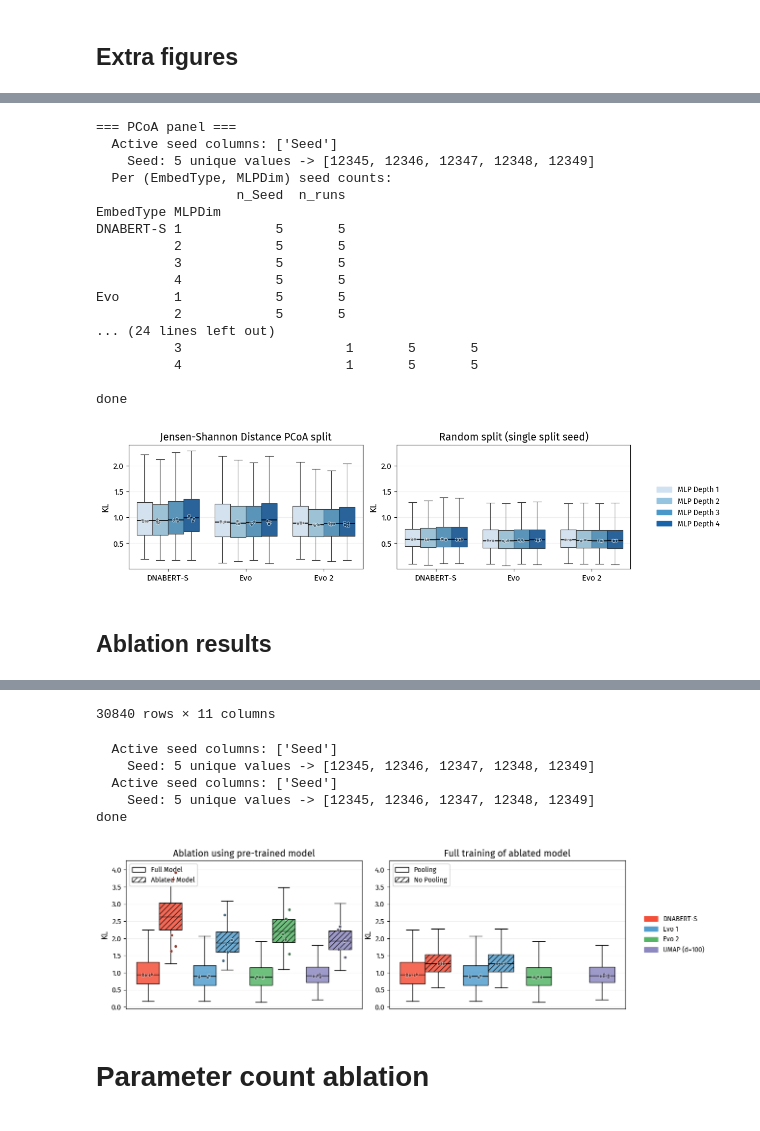
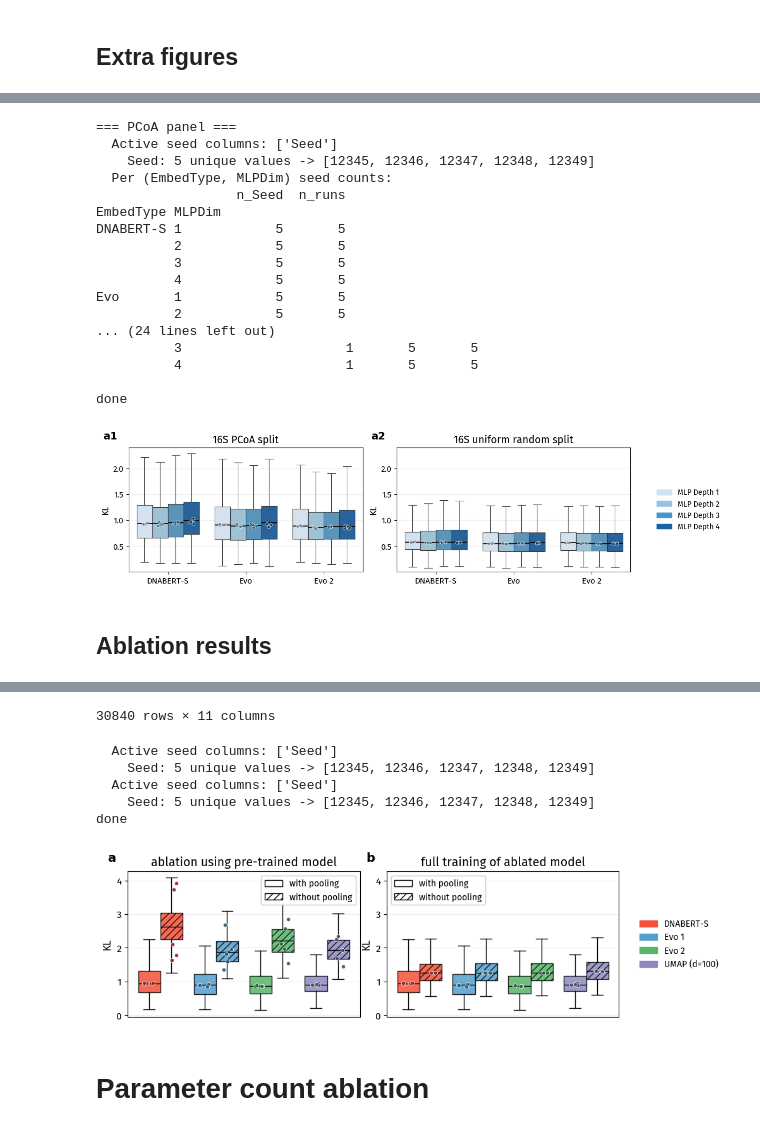
Before and after one commit to gibsonlab/microbe_embeddings_mpa, a Jupyter notebook: scripts/human_microbiome_compendium/4_evaluate-extended.ipynb, the cells around one changed output, grey strips where cells are left out. Cells and saved outputs as stored; diff of their text form; code cells hidden in the pictures.

Commit message:
updated figure-rendering jupyter notebooks

```diff
--- a/scripts/human_microbiome_compendium/4_evaluate-extended.ipynb
+++ b/scripts/human_microbiome_compendium/4_evaluate-extended.ipynb
@@ -2931,7 +3479,7 @@ plot_grouped_box_with_seed_dots(
 )
 ax1.set_xlabel(None)
 ax1.set_ylabel("KL", fontsize=FONT_SIZE, fontname="Fira Sans", fontweight='normal')
-ax1.set_title("Jensen-Shannon Distance PCoA split", fontname="Fira Sans",
+ax1.set_title("16S PCoA split", fontname="Fira Sans",
               fontweight='normal', fontsize=TITLE_FONT_SIZE)
 
 # --- Random split panel: both data split seed AND training seed vary ---
@@ -2959,7 +3507,7 @@ ax2.sharey(ax1)
 random_split_title = (
     "Random split"
     if len(rng_seeds_to_load) > 1
-    else "Random split (single split seed)"
+    else "16S uniform random split"
 )
 ax2.set_title(random_split_title, fontname="Fira Sans",
               fontweight='normal', fontsize=TITLE_FONT_SIZE)
@@ -2988,6 +3536,15 @@ for text in legend_ax.get_legend().get_texts():
     text.set_fontfamily("Fira Sans")
     text.set_fontweight("normal")
 
+
+ax1.text(x=-0.05, y=1.05, s='a1',
+            transform=ax1.transAxes, fontsize=14, fontweight='bold',
+            va='bottom', ha='right')
+
+ax2.text(x=-0.05, y=1.05, s='a2',
+            transform=ax2.transAxes, fontsize=14, fontweight='bold',
+            va='bottom', ha='right')
+
 plt.savefig("results/american_gut/asv_metrics_mlp_layer_comparison.pdf",
             bbox_inches='tight', transparent=True)
 plt.savefig("results/american_gut/asv_metrics_mlp_layer_comparison.png",
@@ -3011,7 +3568,7 @@ Evo       1            5       5
           4                     1       5       5
 
 done
-[figure, old version]
+[figure, new version]
 # %% [markdown]
 ## Ablation results
 # %%
@@ -3216,9 +3773,9 @@ def pool_vs_nopool_boxplot(
     # --- Legend (unchanged) ---
     ablation_handles = [
         mpatches.Patch(facecolor="white", edgecolor="black",
-                       hatch=HATCH_PATTERNS[True], label="Pooling"),
+                       hatch=HATCH_PATTERNS[True], label="with pooling"),
         mpatches.Patch(facecolor="white", edgecolor="black",
-                       hatch=HATCH_PATTERNS[False], label="No Pooling"),
+                       hatch=HATCH_PATTERNS[False], label="without pooling"),
     ]
     leg2 = ax.legend(
         handles=ablation_handles, title=None,
@@ -3362,13 +3919,13 @@ def ablation_boxplot(
     # --- Legend (unchanged) ---
     ablation_handles = [
         mpatches.Patch(facecolor="white", edgecolor="black",
-                       hatch=HATCH_PATTERNS[False], label="Full Model"),
+                       hatch=HATCH_PATTERNS[False], label="with pooling"),
         mpatches.Patch(facecolor="white", edgecolor="black",
-                       hatch=HATCH_PATTERNS[True], label="Ablated Model"),
+                       hatch=HATCH_PATTERNS[True], label="without pooling"),
     ]
     leg2 = ax.legend(
         handles=ablation_handles, title=None,
-        loc="upper left", bbox_to_anchor=(0, 1),
+        loc="upper right", bbox_to_anchor=(1, 1),
         prop={'family': 'Fira Sans', 'weight': 'normal'},
         fontsize=LEGEND_FONT_SIZE, title_fontsize=LEGEND_FONT_SIZE + 1,
         frameon=True,
@@ -3377,6 +3934,7 @@ def ablation_boxplot(
 # %%
 import matplotlib.gridspec as gridspec
 import matplotlib.patches as mpatches
+from collections import defaultdict
 
 # ==================== data
 torch_models_to_plot = [
@@ -3389,8 +3947,8 @@ pcoa_ablation_result_df = extract_ablation_concat_result(Path('results') / 'amer
 
 
 # ==================== plot
-width = 16
-height = 4
+width = 12
+height = 3
 FONT_SIZE = 12
 TITLE_FONT_SIZE = 14
 LEGEND_FONT_SIZE = 10
@@ -3423,7 +3981,7 @@ ax1.set_ylabel("KL", fontsize=FONT_SIZE, fontname="Fira Sans", fontweight='norma
 ax1.set_xlabel(None)
 # ax1.set_xticks(range(len(this_method_order)), [name_mapping[_m] for _m in this_method_order], rotation=xtick_angle, ha='right', rotation_mode='anchor', fontname="Fira Sans", fontweight='normal')
 ax1.set_xticks([])
-ax1.set_title("Ablation using pre-trained model", fontname="Fira Sans", fontweight='normal', fontsize=TITLE_FONT_SIZE)
+ax1.set_title("ablation using pre-trained model", fontname="Fira Sans", fontweight='normal', fontsize=TITLE_FONT_SIZE)
 # ax1.get_legend().set_loc("upper right")
 
 
@@ -3453,7 +4011,7 @@ pool_vs_nopool_df = extract_concat_result(Path('results') / 'american_gut' / 'pc
 ])
 pool_vs_nopool_boxplot(pool_vs_nopool_df, ax2, font_size=FONT_SIZE, embed_palette=embed_palette)
 ax2.set_ylabel("KL", fontname="Fira Sans", fontweight='normal', fontsize=FONT_SIZE)
-ax2.set_title("Full training of ablated model", fontname="Fira Sans", fontweight='normal', fontsize=TITLE_FONT_SIZE)
+ax2.set_title("full training of ablated model", fontname="Fira Sans", fontweight='normal', fontsize=TITLE_FONT_SIZE)
 ax2.set_xticks([])
 ax2.sharey(ax1)
 
@@ -3485,6 +4043,14 @@ for ax in [ax1, ax2]:
     for label in ax.get_yticklabels():
         label.set_fontproperties(custom_font)
 
+ax1.text(x=-0.05, y=1.05, s='a',
+            transform=ax1.transAxes, fontsize=14, fontweight='bold',
+            va='bottom', ha='right')
+
+ax2.text(x=-0.05, y=1.05, s='b',
+            transform=ax2.transAxes, fontsize=14, fontweight='bold',
+            va='bottom', ha='right')
+
 plt.savefig("results/american_gut/asv_ablation.pdf", bbox_inches='tight', transparent=True)
 plt.savefig("results/american_gut/asv_ablation.png", dpi=800, bbox_inches='tight', transparent=True)
 print("done")
@@ -3504,10 +4070,10 @@ print("done")
 30840 rows × 11 columns
   Active seed columns: ['Seed']
     Seed: 5 unique values -> [12345, 12346, 12347, 12348, 12349]
   Active seed columns: ['Seed']
     Seed: 5 unique values -> [12345, 12346, 12347, 12348, 12349]
 done
-[figure, old version]
+[figure, new version]
 # %% [markdown]
 # Parameter count ablation
 # %%
```
Also changed, not shown: parts of 20 cells of this notebook, 1 other file.
